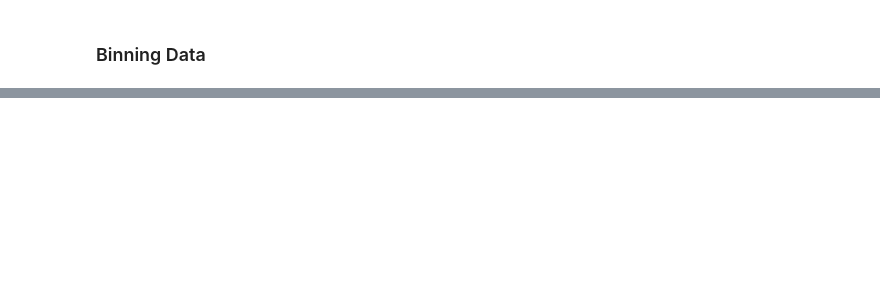
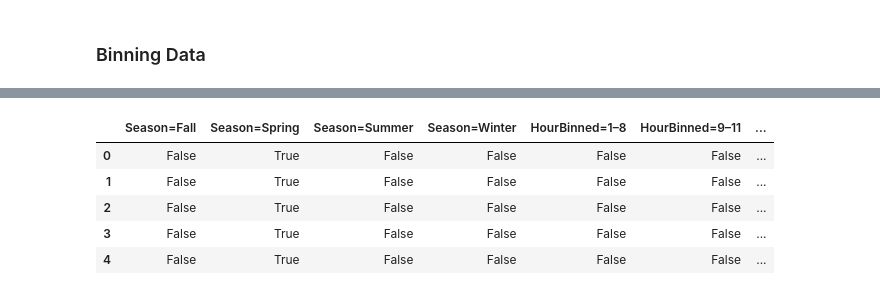
Before and after one commit to tkoche3/ISDS7075, a Jupyter notebook: ISDS7075_group.ipynb, the cells around one changed output, grey strips where cells are left out. Saved outputs shown, nothing was run; the diff lists cells and outputs as text; code cells hidden in the pictures; blank space fills up the shorter version.

```diff
--- a/ISDS7075_group.ipynb
+++ b/ISDS7075_group.ipynb
@@ -120,2 +183,8 @@ memory usage: 23.4+ MB
 # %%
 #bin Weekday/Weekend (Cameron)
+df_timedate['FullDate'] = '2016-' + df_timedate['Date']
+df_timedate['FullDate'] = pd.to_datetime(df_timedate['FullDate'], format='%Y-%m-%d')
+df_timedate['DayOfWeek'] = df_timedate['FullDate'].dt.dayofweek
+df_timedate['DayBinned'] = df_timedate['DayOfWeek'].apply(lambda x: 'Weekend' if x >= 5 else 'Weekday')
+df_timedate.drop(columns=['FullDate', 'DayOfWeek'], inplace=True)
+df_timedate.head()
@@ -121,0 +198,14 @@ memory usage: 23.4+ MB
+# %%
+df_timedate = df_timedate[['Season', 'HourBinned', 'DayBinned']]
+
+df_dummies = pd.get_dummies(df_timedate, columns=['Season', 'HourBinned', 'DayBinned'], prefix_sep='=')
+
+#df_timedate.head()
+df_dummies.head()
+# %% [output]
+|  | Season=Fall | Season=Spring | Season=Summer | Season=Winter | HourBinned=1–8 | HourBinned=9–11 | ... |
+| 0 | False | True | False | False | False | False | ... |
+| 1 | False | True | False | False | False | False | ... |
+| 2 | False | True | False | False | False | False | ... |
+| 3 | False | True | False | False | False | False | ... |
+| 4 | False | True | False | False | False | False | ... |
```
Also changed, not shown: parts of 6 cells of this notebook.
